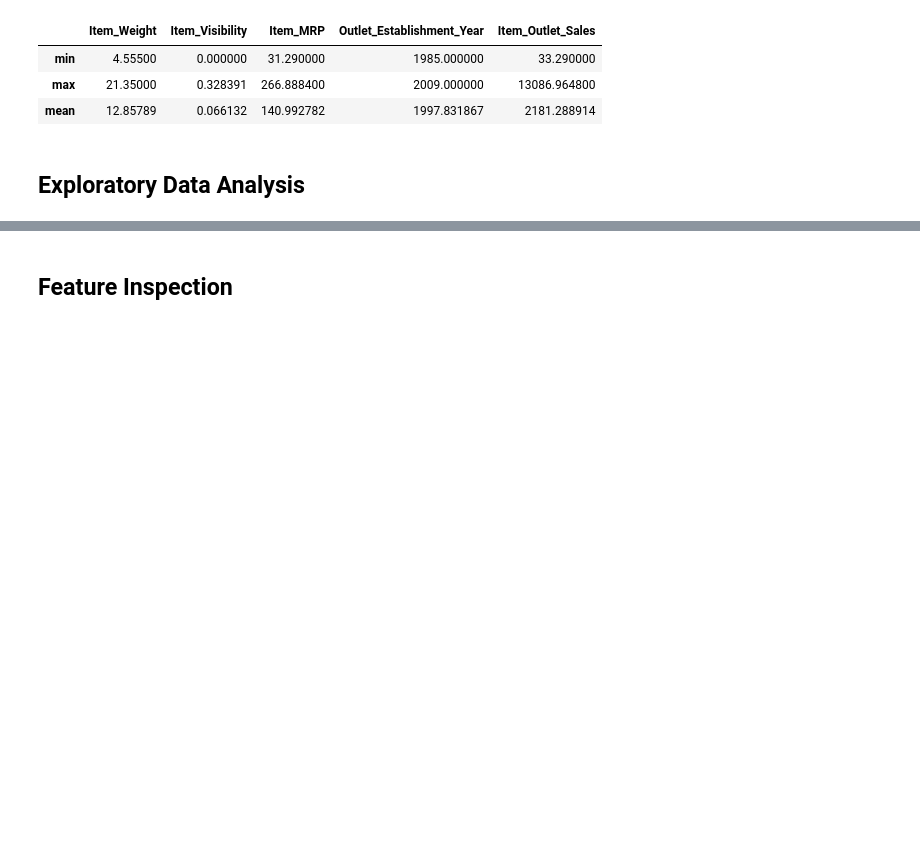
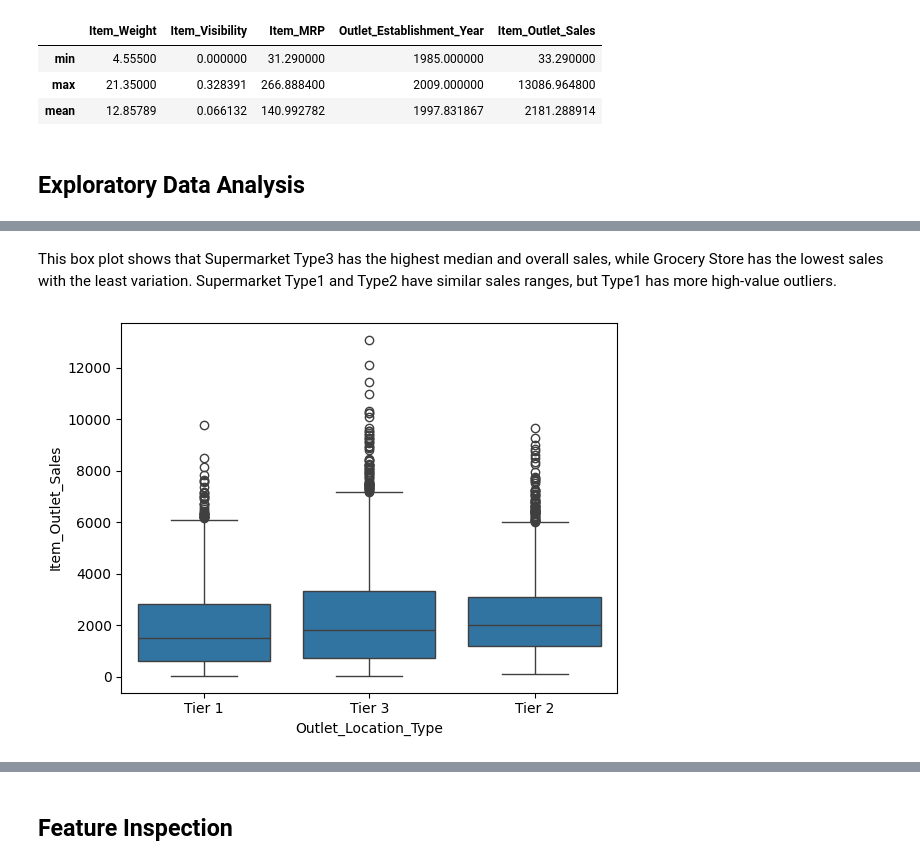
Before and after one commit to talaabusoud/Prediction-of-Product-Sales, a Jupyter notebook: Prediction_of_Product_Sales.ipynb, the cells around one changed output, grey strips where cells are left out. Drawn from its saved outputs; the diff is of its cells as text; code cells hidden in the pictures; blank space fills up the shorter version.

```diff
--- a/Prediction_of_Product_Sales.ipynb
+++ b/Prediction_of_Product_Sales.ipynb
@@ -280,0 +343,7 @@ numerical_cols.agg(['min', 'max', 'mean'])
+# %% [markdown]
+This box plot shows that Supermarket Type3 has the highest median and overall sales, while Grocery Store has the lowest sales with the least variation. Supermarket Type1 and Type2 have similar sales ranges, but Type1 has more high-value outliers.
+# %%
+# Sales distribution across outlet locations
+sns.boxplot(x='Outlet_Location_Type', y='Item_Outlet_Sales', data=df);
+# %% [output]
+[figure, added]
```
Also changed, not shown: parts of 30 cells of this notebook.
